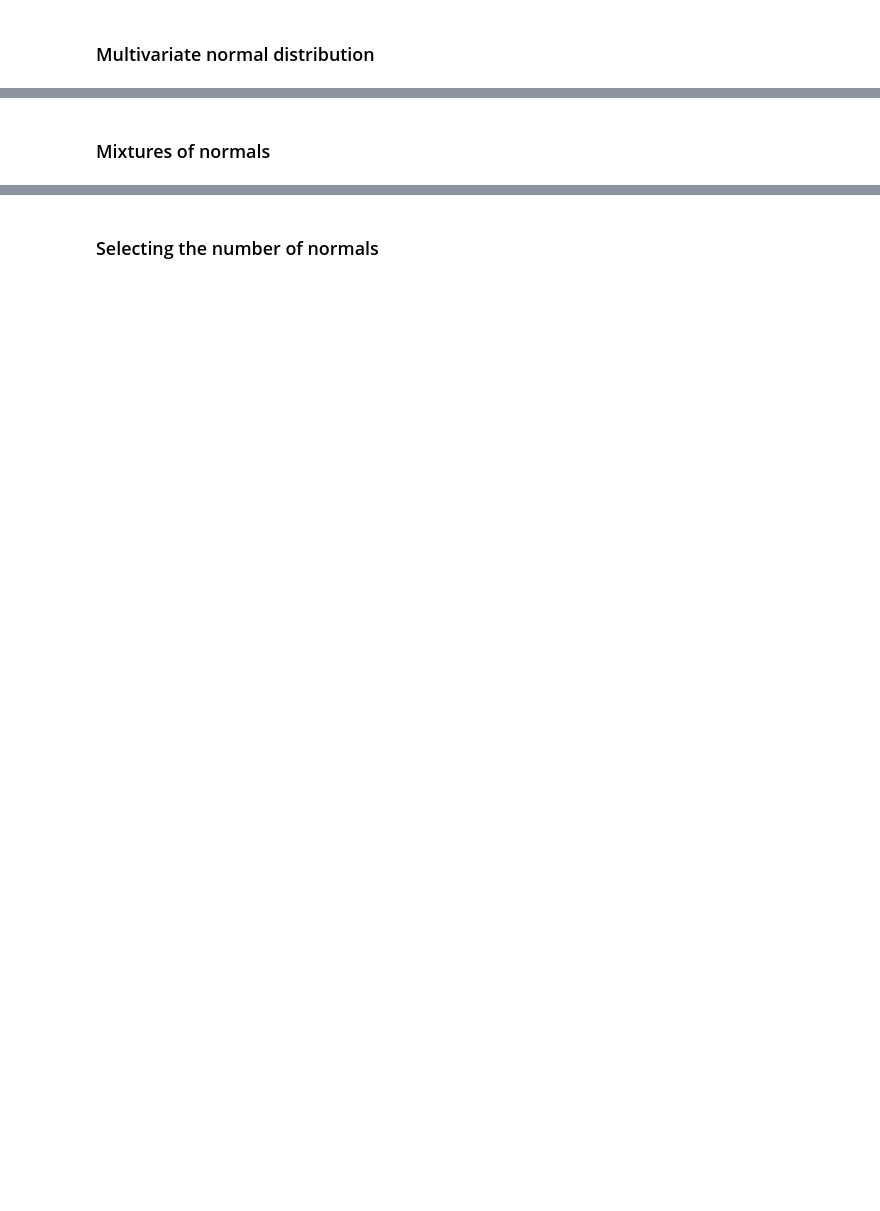
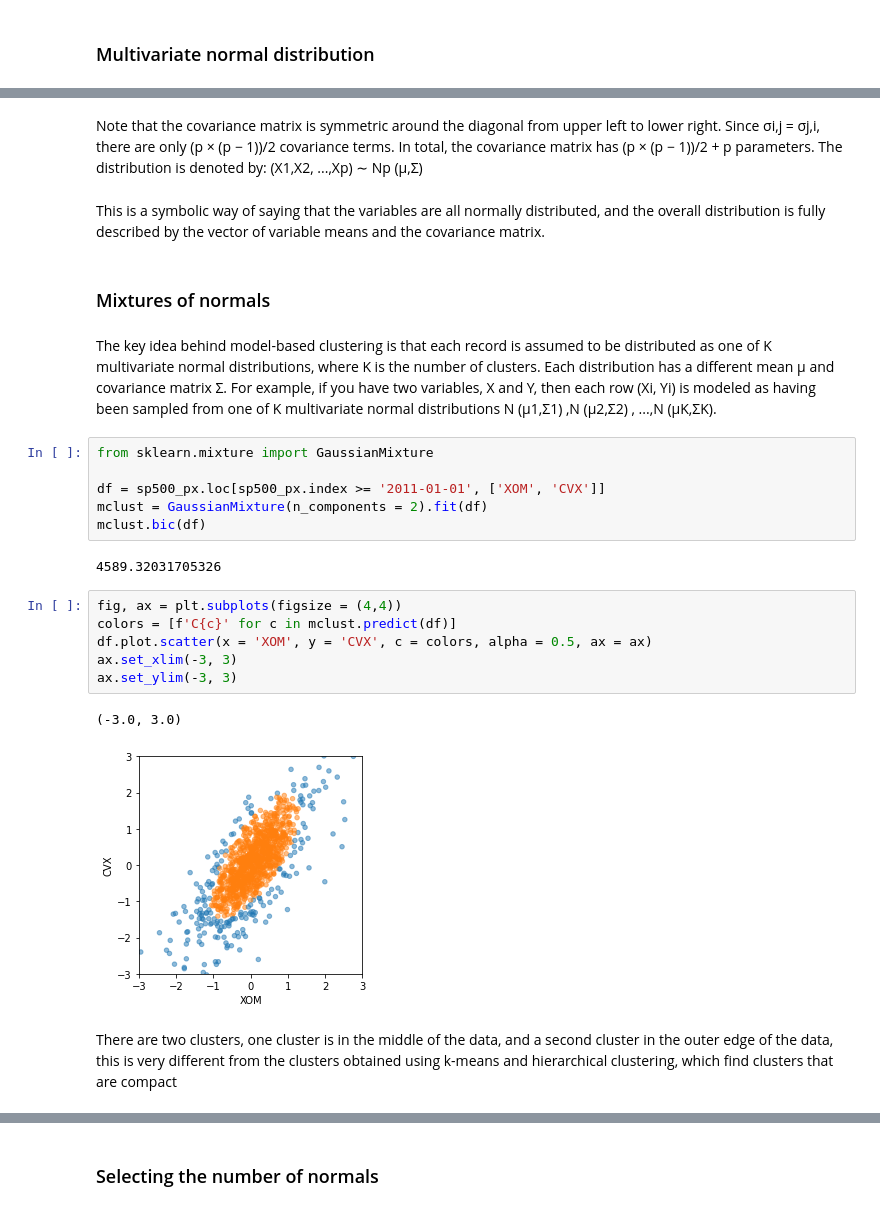
Before and after one commit to DataS07/practical-statistics-for-data-scientists-2nd, a Jupyter notebook: Chapter 7. Unsupervised learning.ipynb, the cells around one changed output, grey strips where cells are left out. Cells and saved outputs as stored; diff of their text form; blank space fills up the shorter version.

```diff
--- a/Chapter 7. Unsupervised learning.ipynb
+++ b/Chapter 7. Unsupervised learning.ipynb
@@ -441,2 +447,27 @@ plt.show()
+# %% [markdown]
+Note that the covariance matrix is symmetric around the diagonal from upper left to lower right. Since σi,j = σj,i, there are only (p × (p − 1))/2 covariance terms. In total, the covariance matrix has (p × (p − 1))/2 + p parameters. The distribution is denoted by: (X1,X2, ...,Xp) ∼ Np (μ,Σ)
+# %% [markdown]
+This is a symbolic way of saying that the variables are all normally distributed, and the overall distribution is fully described by the vector of variable means and the covariance matrix.
 # %% [markdown]
 ### Mixtures of normals
+# %% [markdown]
+The key idea behind model-based clustering is that each record is assumed to be distributed as one of K multivariate normal distributions, where K is the number of clusters. Each distribution has a different mean μ and covariance matrix Σ. For example, if you have two variables, X and Y, then each row (Xi, Yi) is modeled as having been sampled from one of K multivariate normal distributions N (μ1,Σ1) ,N (μ2,Σ2) , ...,N (μK,ΣK).
+# %%
+from sklearn.mixture import GaussianMixture
+
+df = sp500_px.loc[sp500_px.index >= '2011-01-01', ['XOM', 'CVX']]
+mclust = GaussianMixture(n_components = 2).fit(df)
+mclust.bic(df)
+# %% [output]
+4589.32031705326
+# %%
+fig, ax = plt.subplots(figsize = (4,4))
+colors = [f'C{c}' for c in mclust.predict(df)]
+df.plot.scatter(x = 'XOM', y = 'CVX', c = colors, alpha = 0.5, ax = ax)
+ax.set_xlim(-3, 3)
+ax.set_ylim(-3, 3)
+# %% [output]
+(-3.0, 3.0)
+[figure, added]
+# %% [markdown]
+There are two clusters, one cluster is in the middle of the data, and a second cluster in the outer edge of the data, this is very different from the clusters obtained using k-means and hierarchical clustering, which find clusters that are compact
```
Also changed, not shown: parts of 38 cells of this notebook.
